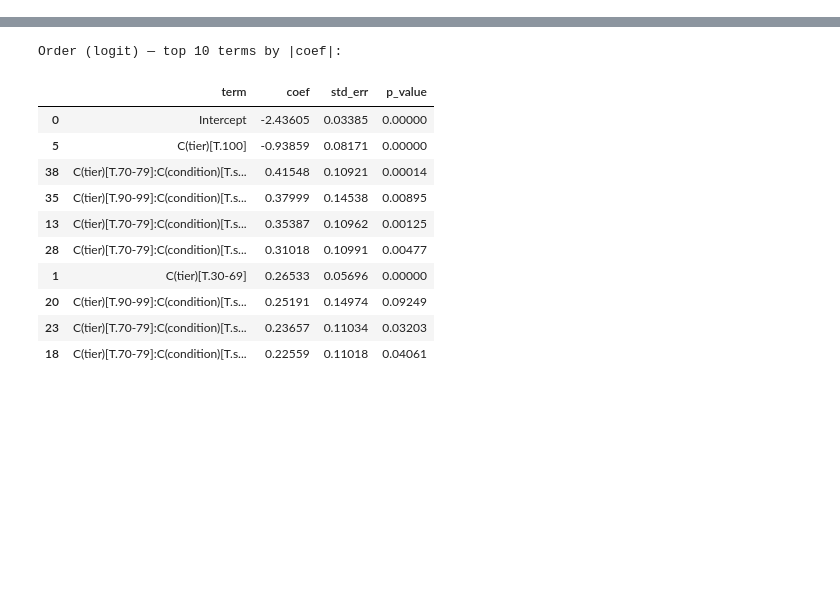
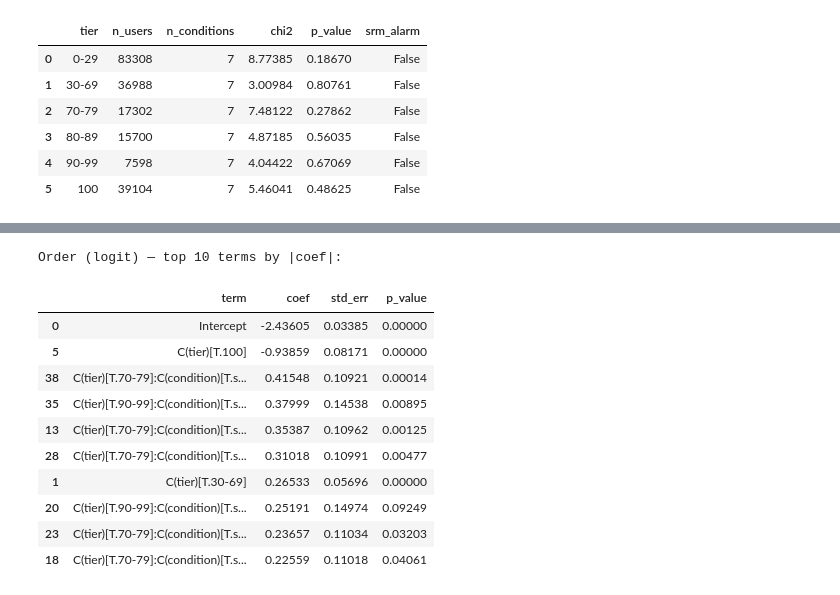
Before and after one commit to Hanklin999/VoucherABTest, a Jupyter notebook: notebooks/02_experiment_analysis.ipynb, the cells around one changed output, grey strips where cells are left out. Saved outputs shown, nothing was run; the diff lists cells and outputs as text; code cells hidden in the pictures; blank space fills up the shorter version.

```diff
--- a/notebooks/02_experiment_analysis.ipynb
+++ b/notebooks/02_experiment_analysis.ipynb
@@ -23,0 +57,11 @@ experiment_log = pd.read_csv("../data/processed/experiment_log.csv")
+# %%
+srm = srm_check(experiment_log)
+srm
+# %% [output]
+|  | tier | n_users | n_conditions | chi2 | p_value | srm_alarm |
+| 0 | 0-29 | 83308 | 7 | 8.77385 | 0.18670 | False |
+| 1 | 30-69 | 36988 | 7 | 3.00984 | 0.80761 | False |
+| 2 | 70-79 | 17302 | 7 | 7.48122 | 0.27862 | False |
+| 3 | 80-89 | 15700 | 7 | 4.87185 | 0.56035 | False |
+| 4 | 90-99 | 7598 | 7 | 4.04422 | 0.67069 | False |
+| 5 | 100 | 39104 | 7 | 5.46041 | 0.48625 | False |
```
Also changed, not shown: parts of 24 cells of this notebook, 5 other files.
